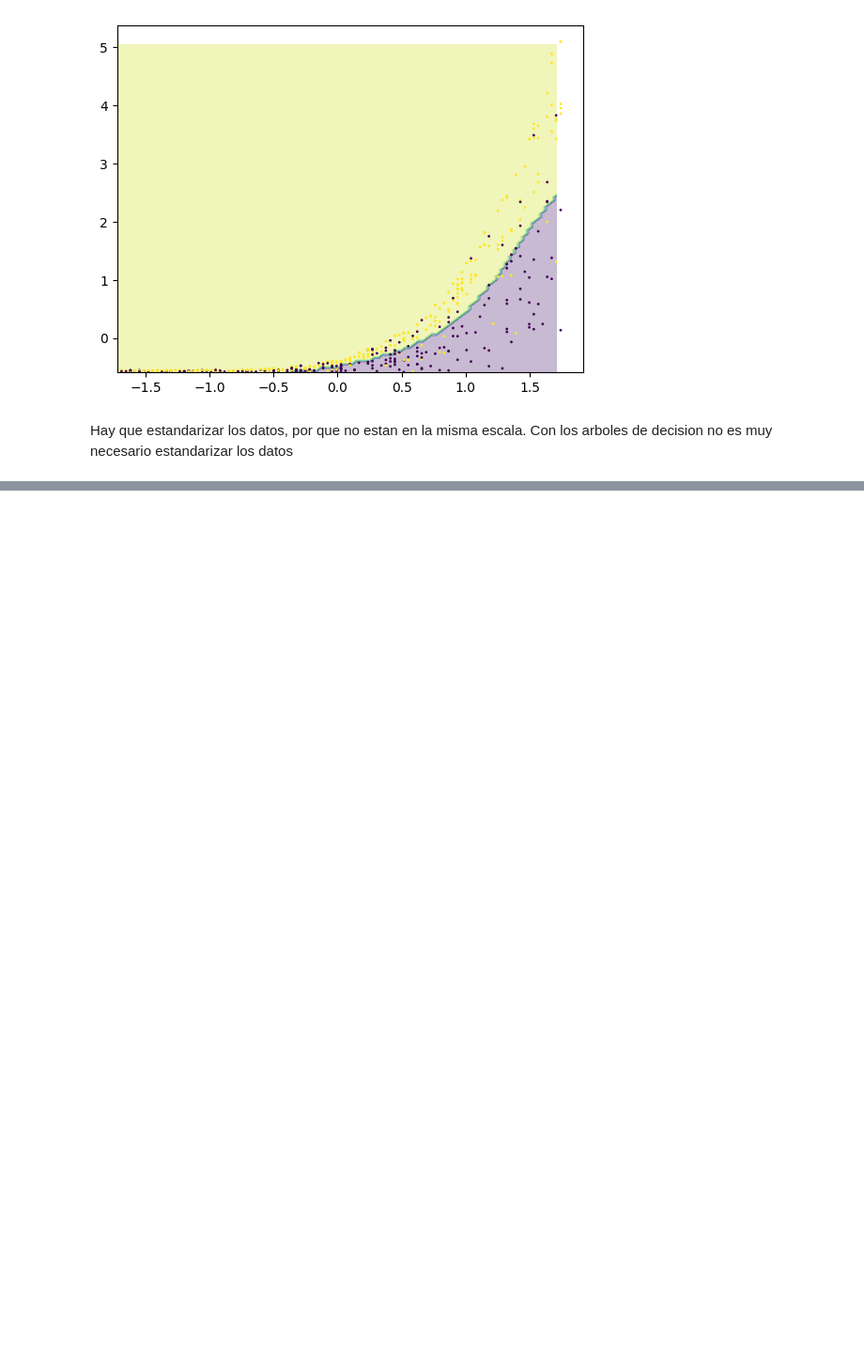
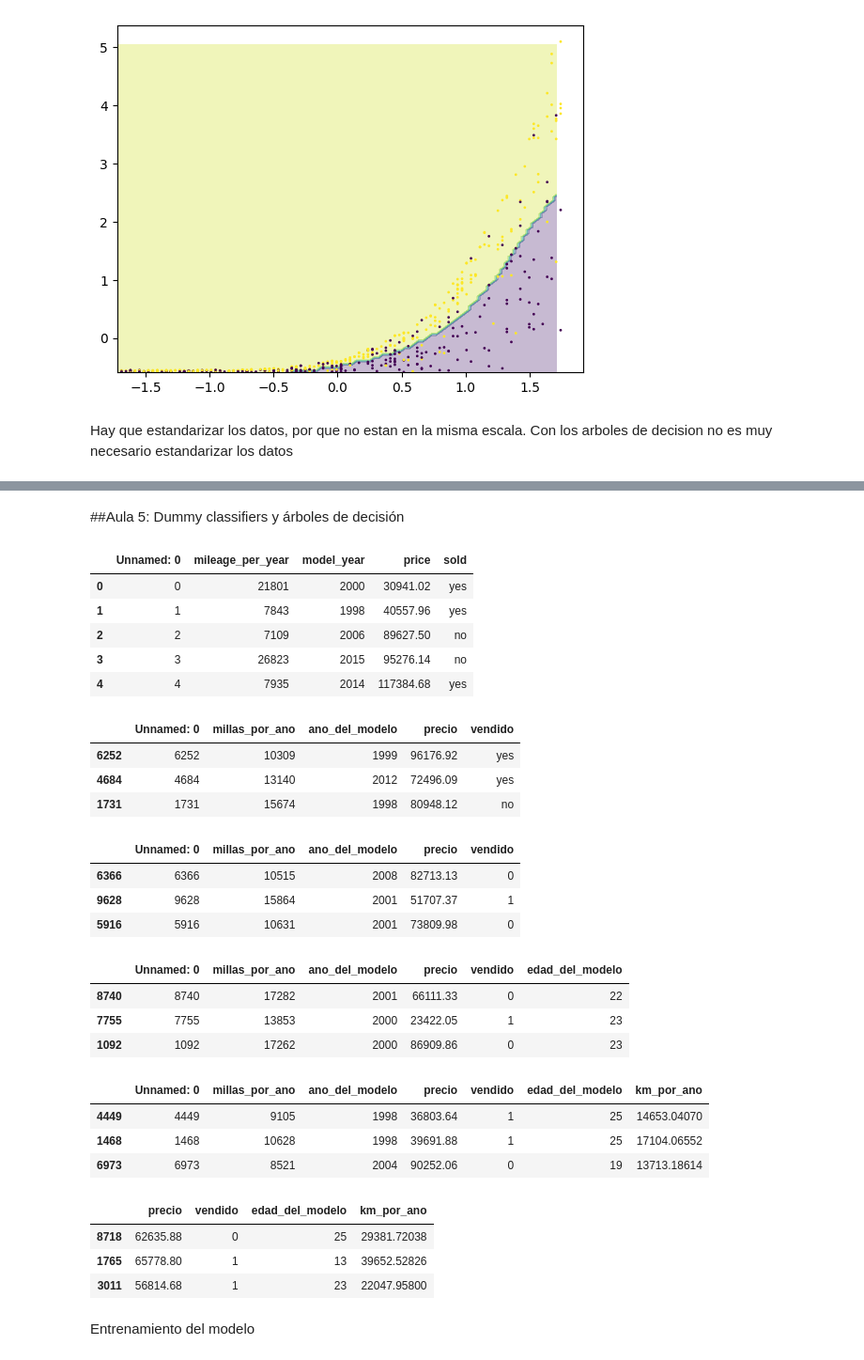
Before and after one commit to AdrianCPC/Bases_clasificacion_ML, a Jupyter notebook: ML_Clasificacion_SKLearn.ipynb, the cells around one changed output, grey strips where cells are left out. Shown: that part at 94% size. Drawn from its saved outputs; the diff is of its cells as text; code cells hidden in the pictures; blank space fills up the shorter version.

```diff
--- a/ML_Clasificacion_SKLearn.ipynb
+++ b/ML_Clasificacion_SKLearn.ipynb
@@ -445,0 +454,75 @@ Hay que estandarizar los datos, por que no estan en la misma escala. Con los arb
+# %% [markdown]
+##Aula 5: Dummy classifiers y árboles de decisión
+# %%
+uri = 'https://gist.githubusercontent.com/ahcamachod/1595316a6b37bf39baac355b081d9c3b/raw/98bc94de744764cef0e67922ddfac2a226ad6a6f/car_prices.csv'
+# %%
+datos = pd.read_csv(uri)
+datos.head()
+# %% [output]
+|  | Unnamed: 0 | mileage_per_year | model_year | price | sold |
+| 0 | 0 | 21801 | 2000 | 30941.02 | yes |
+| 1 | 1 | 7843 | 1998 | 40557.96 | yes |
+| 2 | 2 | 7109 | 2006 | 89627.50 | no |
+| 3 | 3 | 26823 | 2015 | 95276.14 | no |
+| 4 | 4 | 7935 | 2014 | 117384.68 | yes |
+# %%
+mapa ={
+    'mileage_per_year':'millas_por_ano',
+    'model_year':'ano_del_modelo',
+    'price':'precio',
+    'sold':'vendido'
+}
+
+datos = datos.rename(columns=mapa)
+datos.sample(3)
+# %% [output]
+|  | Unnamed: 0 | millas_por_ano | ano_del_modelo | precio | vendido |
+| 6252 | 6252 | 10309 | 1999 | 96176.92 | yes |
+| 4684 | 4684 | 13140 | 2012 | 72496.09 | yes |
+| 1731 | 1731 | 15674 | 1998 | 80948.12 | no |
+# %%
+cambio = {
+    'no':0,
+    'yes':1
+}
+
+datos.vendido = datos.vendido.map(cambio)
+datos.sample(3)
+# %% [output]
+|  | Unnamed: 0 | millas_por_ano | ano_del_modelo | precio | vendido |
+| 6366 | 6366 | 10515 | 2008 | 82713.13 | 0 |
+| 9628 | 9628 | 15864 | 2001 | 51707.37 | 1 |
+| 5916 | 5916 | 10631 | 2001 | 73809.98 | 0 |
+# %%
+from datetime import datetime
+
+ano_actual = datetime.today().year
+datos['edad_del_modelo'] = ano_actual - datos.ano_del_modelo
+datos.sample(3)
+# %% [output]
+|  | Unnamed: 0 | millas_por_ano | ano_del_modelo | precio | vendido | edad_del_modelo |
+| 8740 | 8740 | 17282 | 2001 | 66111.33 | 0 | 22 |
+| 7755 | 7755 | 13853 | 2000 | 23422.05 | 1 | 23 |
+| 1092 | 1092 | 17262 | 2000 | 86909.86 | 0 | 23 |
+# %%
+#cambiando millas por kilometos al año
+
+datos['km_por_ano']=datos.millas_por_ano*1.60934
+datos.sample(3)
+# %% [output]
+|  | Unnamed: 0 | millas_por_ano | ano_del_modelo | precio | vendido | edad_del_modelo | km_por_ano |
+| 4449 | 4449 | 9105 | 1998 | 36803.64 | 1 | 25 | 14653.04070 |
+| 1468 | 1468 | 10628 | 1998 | 39691.88 | 1 | 25 | 17104.06552 |
+| 6973 | 6973 | 8521 | 2004 | 90252.06 | 0 | 19 | 13713.18614 |
+# %%
+#eliminar columnas
+
+datos = datos.drop(columns=['Unnamed: 0', 'millas_por_ano', 'ano_del_modelo'], axis=1)
+datos.sample(3)
+# %% [output]
+|  | precio | vendido | edad_del_modelo | km_por_ano |
+| 8718 | 62635.88 | 0 | 25 | 29381.72038 |
+| 1765 | 65778.80 | 1 | 13 | 39652.52826 |
+| 3011 | 56814.68 | 1 | 23 | 22047.95800 |
+# %% [markdown]
+Entrenamiento del modelo
```
Also changed, not shown: parts of 10 cells of this notebook.
